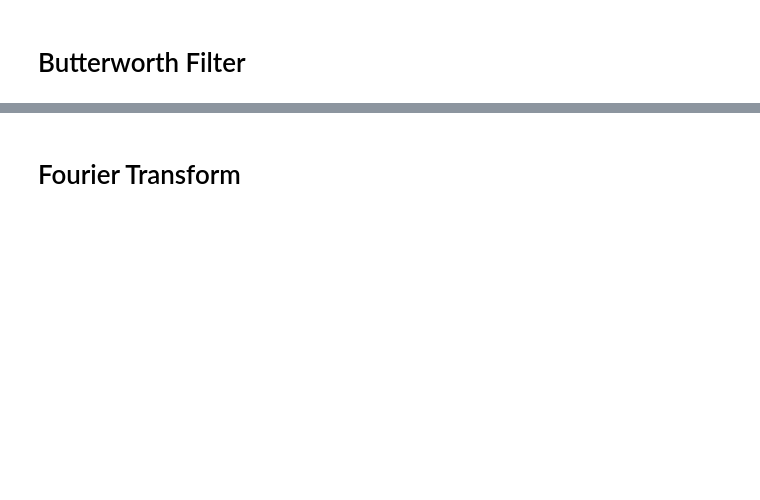
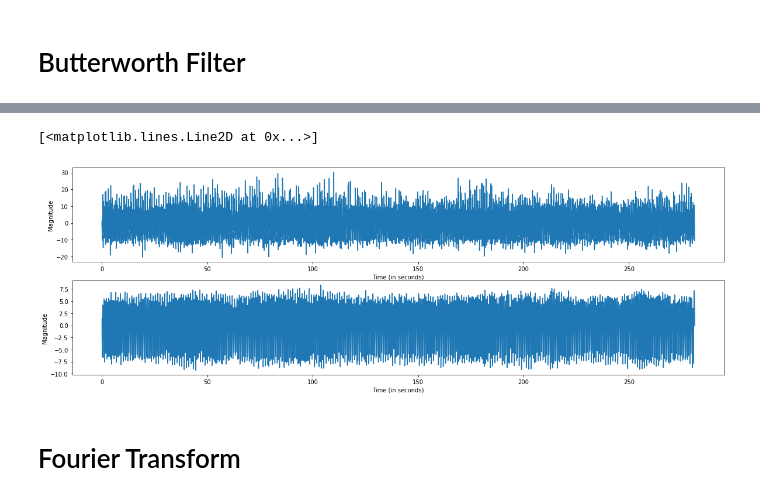
Before and after one commit to asd881018/Sensors-Noise-and-Walking-Human-Activity-Analysis, a Jupyter notebook: src.ipynb, the cells around one changed output, grey strips where cells are left out. Saved outputs shown, nothing was run; the diff lists cells and outputs as text; code cells hidden in the pictures; blank space fills up the shorter version.

```diff
--- a/src.ipynb
+++ b/src.ipynb
@@ -165,2 +161,20 @@ ax[2].plot(slp_5min_bw['seconds'], slp_5min_bw['z'])
+# %%
+# Plotting Butterworth filtered data. Each line represents an axis.
+fig, ax = plt.subplots(2)
+
+# Diego raw data
+ax[0].set(xlabel='Time (in seconds)')
+ax[0].set(ylabel='Magnitude')
+ax[0].plot(drp_5min['seconds'], drp_5min['x'] +
+           drp_5min['y']+drp_5min['z'])
+
+# Diego filtered data
+ax[1].set(xlabel='Time (in seconds)')
+ax[1].set(ylabel='Magnitude')
+ax[1].plot(drp_5min_bw['seconds'], drp_5min_bw['x'] +
+           drp_5min_bw['y']+drp_5min_bw['z'])
+# %% [output]
+[<matplotlib.lines.Line2D at 0x...>]
+[figure, added]
 # %% [markdown]
 # Fourier Transform
```
Also changed, not shown: parts of 12 cells of this notebook.
